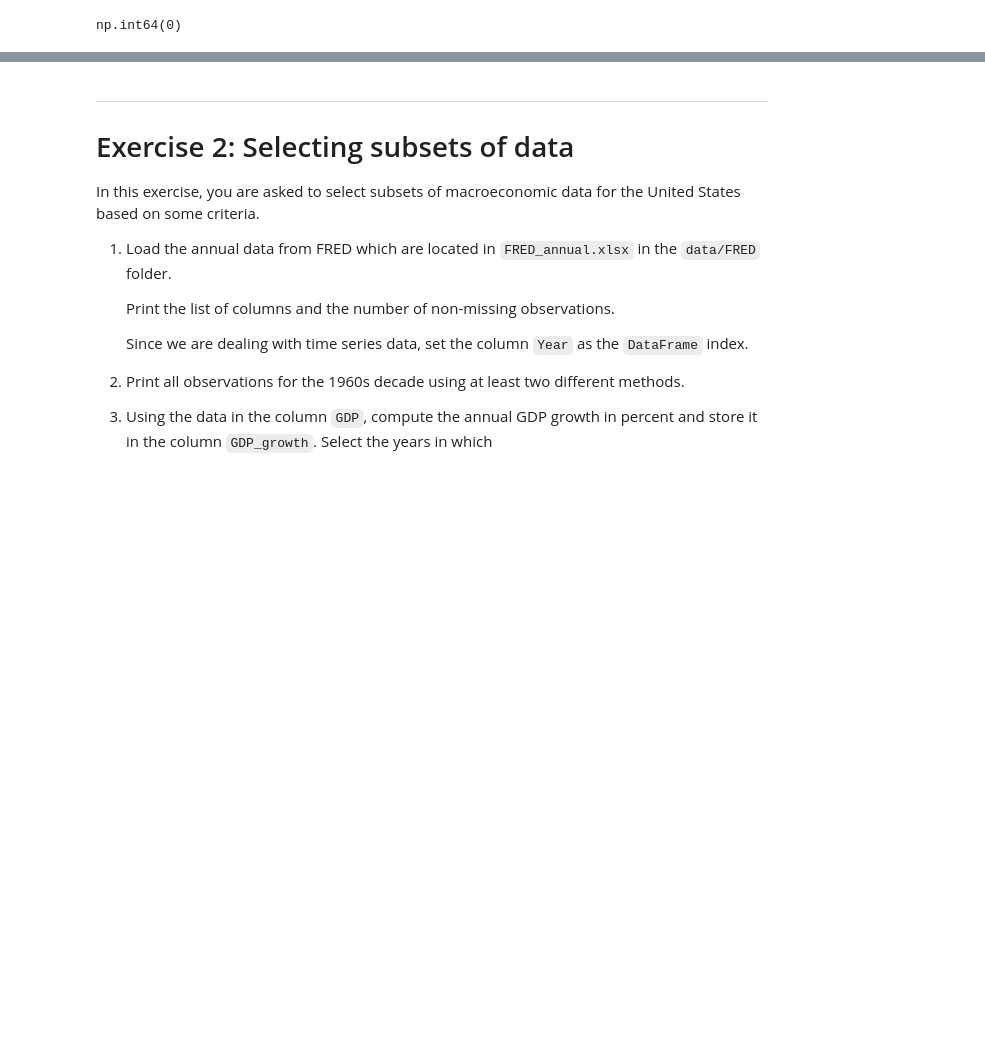
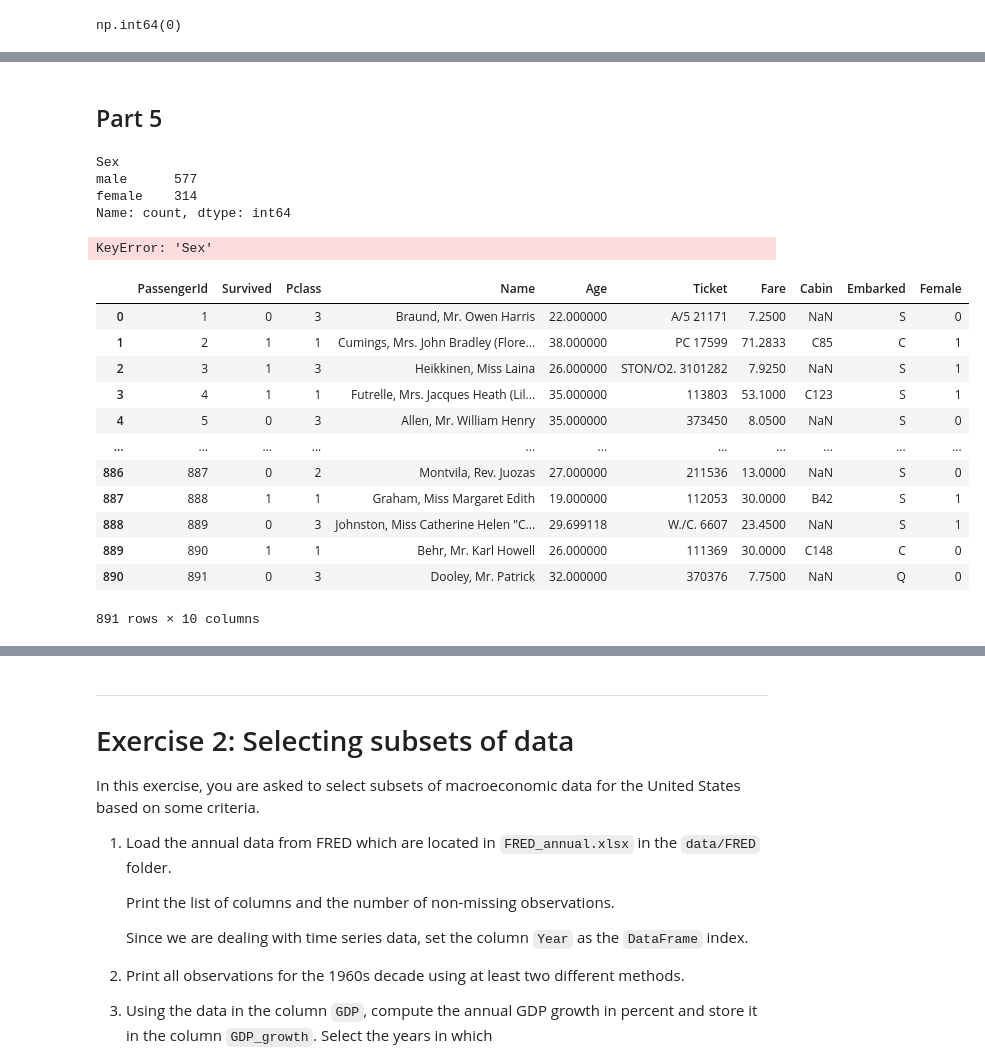
Before and after one commit to Sanitysr163216/TECH2-H26, a Jupyter notebook: workshops/workshop2/workshop2_TF.ipynb, the cells around one changed output, grey strips where cells are left out. Saved outputs shown, nothing was run; the diff lists cells and outputs as text; code cells hidden in the pictures; blank space fills up the shorter version.

Commit message:
workshop2 part 1

```diff
--- a/workshops/workshop2/workshop2_TF.ipynb
+++ b/workshops/workshop2/workshop2_TF.ipynb
@@ -177,3 +177,6 @@ df_titanic
 df_titanic['Age'].isna().sum()
 # %% [output]
 np.int64(0)
+# %%
+# Convert the Age column to an integer
+df_titanic['Age'] = df_titanic['Age'].astype(int)
@@ -179,0 +198,36 @@ np.int64(0)
+# %% [markdown]
+## Part 5
+# %%
+df_titanic['Sex'].value_counts()
+# %% [output]
+Sex
+male      577
+female    314
+Name: count, dtype: int64
+# %%
+# Create an indicator variable Female
+female = df_titanic['Sex'] == 'female'
+female = female.astype(int)
+df_titanic['Female'] = female
+
+# Delete the sex column
+del df_titanic['Sex']
+# df_titanic = df_titanic.drop(columns=['Sex'])
+# %% [output]
+KeyError: 'Sex'
+# %%
+df_titanic
+# %% [output]
+|  | PassengerId | Survived | Pclass | Name | Age | Ticket | Fare | Cabin | Embarked | Female |
+| 0 | 1 | 0 | 3 | Braund, Mr. Owen Harris | 22.000000 | A/5 21171 | 7.2500 | NaN | S | 0 |
+| 1 | 2 | 1 | 1 | Cumings, Mrs. John Bradley (Flore... | 38.000000 | PC 17599 | 71.2833 | C85 | C | 1 |
+| 2 | 3 | 1 | 3 | Heikkinen, Miss Laina | 26.000000 | STON/O2. 3101282 | 7.9250 | NaN | S | 1 |
+| 3 | 4 | 1 | 1 | Futrelle, Mrs. Jacques Heath (Lil... | 35.000000 | 113803 | 53.1000 | C123 | S | 1 |
+| 4 | 5 | 0 | 3 | Allen, Mr. William Henry | 35.000000 | 373450 | 8.0500 | NaN | S | 0 |
+| ... | ... | ... | ... | ... | ... | ... | ... | ... | ... | ... |
+| 886 | 887 | 0 | 2 | Montvila, Rev. Juozas | 27.000000 | 211536 | 13.0000 | NaN | S | 0 |
+| 887 | 888 | 1 | 1 | Graham, Miss Margaret Edith | 19.000000 | 112053 | 30.0000 | B42 | S | 1 |
+| 888 | 889 | 0 | 3 | Johnston, Miss Catherine Helen "C... | 29.699118 | W./C. 6607 | 23.4500 | NaN | S | 1 |
+| 889 | 890 | 1 | 1 | Behr, Mr. Karl Howell | 26.000000 | 111369 | 30.0000 | C148 | C | 0 |
+| 890 | 891 | 0 | 3 | Dooley, Mr. Patrick | 32.000000 | 370376 | 7.7500 | NaN | Q | 0 |
+891 rows × 10 columns
```
Also changed, not shown: parts of 4 cells of this notebook.
